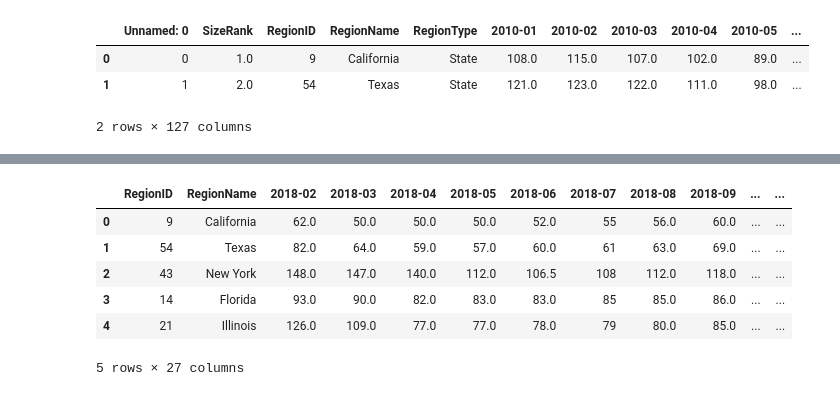
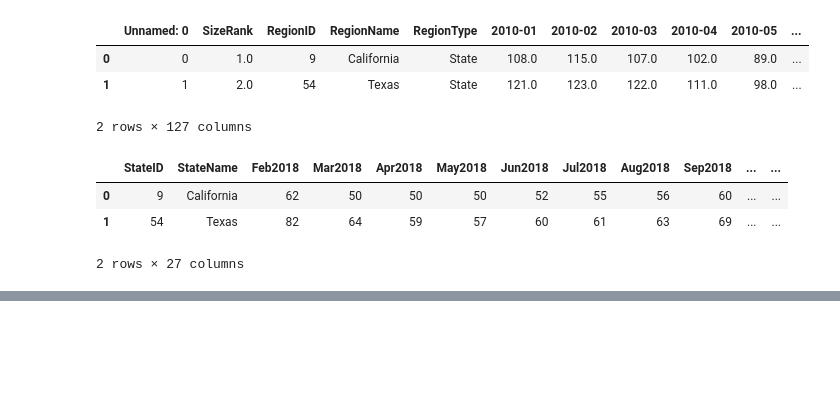
Before and after one commit to nhakkarainen/NU-Project-3, a Jupyter notebook: cleaning.ipynb, the cells around one changed output, grey strips where cells are left out. Saved outputs shown, nothing was run; the diff lists cells and outputs as text; code cells hidden in the pictures; blank space fills up the shorter version.

```diff
--- a/cleaning.ipynb
+++ b/cleaning.ipynb
@@ -10,3 +11,28 @@ days_df.head(2)
 | 0 | 0 | 1.0 | 9 | California | State | 108.0 | 115.0 | 107.0 | 102.0 | 89.0 | ... |
 | 1 | 1 | 2.0 | 54 | Texas | State | 121.0 | 123.0 | 122.0 | 111.0 | 98.0 | ... |
 2 rows × 127 columns
+# %%
+# Strip down to columns wanted for "Days on Market" dataset (Feb 2018 - Mar 2020 or most recent month captured)
+days_cols = ["RegionID", "RegionName", "2018-02", "2018-03", "2018-04", "2018-05", "2018-06",
+            "2018-07", "2018-08", "2018-09", "2018-10", "2018-11", "2018-12",
+            "2019-01", "2019-02", "2019-03", "2019-04", "2019-05", "2019-06",
+            "2019-07", "2019-08", "2019-09", "2019-10", "2019-11", "2019-12",
+            "2020-01", "2020-02"]
+days_df_a = days_df[days_cols].copy()
+# Rename columns to avoid confusion between Region IDs and Regions Names in datasets (RegionID and RegionName does not match in "Days on Market" and "Housing Prices" datasets)
+days_df_a.rename(columns = {"RegionID": "StateID", "RegionName": "StateName", "2018-02": "Feb2018", "2018-03": "Mar2018", "2018-04": "Apr2018", "2018-05": "May2018", "2018-06": "Jun2018",
+            "2018-07": "Jul2018", "2018-08": "Aug2018", "2018-09": "Sep2018", "2018-10": "Oct2018", "2018-11": "Nov2018", "2018-12": "Dec2018",
+            "2019-01": "Jan2019", "2019-02": "Feb2019", "2019-03": "Mar2019", "2019-04": "Apr2019", "2019-05": "May2019", "2019-06": "Jun2019",
+            "2019-07": "Jul2019", "2019-08": "Aug2019", "2019-09": "Sep2019", "2019-10": "Oct2019", "2019-11": "Nov2019", "2019-12": "Dec2019",
+            "2020-01": "Jan2020", "2020-02": "Feb2020"}, inplace = True)
+# Restate number of days as integers
+convert_dict = {"Feb2018": int, "Mar2018": int, "Apr2018": int, "May2018": int, "Jun2018": int, "Jul2018": int, "Aug2018": int, "Sep2018": int, "Oct2018": int, "Nov2018": int, "Dec2018": int, "Jan2019": int, "Feb2019": int,
+"Mar2019": int, "Apr2019": int, "May2019": int, "Jun2019": int, "Jul2019": int, "Aug2019": int, "Sep2019": int, "Oct2019": int, "Nov2019": int, "Dec2019": int, "Jan2020": int, "Feb2020": int}
+days_df_a = days_df_a.astype(convert_dict)
+# Preview dataframe
+days_df_a.head(2)
+# %% [output]
+|  | StateID | StateName | Feb2018 | Mar2018 | Apr2018 | May2018 | Jun2018 | Jul2018 | Aug2018 | Sep2018 | ... | ... |
+| 0 | 9 | California | 62 | 50 | 50 | 50 | 52 | 55 | 56 | 60 | ... | ... |
+| 1 | 54 | Texas | 82 | 64 | 59 | 57 | 60 | 61 | 63 | 69 | ... | ... |
+2 rows × 27 columns
@@ -37,23 +69,4 @@ bed_3_df.head(2)
 | 0 | 0 | 6181 | 0 | New York | City | NY | NY | New York-Newark-Jersey City | Queens County | ... |
 | 1 | 1 | 12447 | 1 | Los Angeles | City | CA | CA | Los Angeles-Long Beach-Anaheim | Los Angeles County | ... |
 2 rows × 300 columns
-# %%
-# strip down to columns wanted
-# for days on market dataset - dates Feb-2018 - Mar-2020
-days_cols = ["RegionID", "RegionName", "2018-02", "2018-03", "2018-04", "2018-05", "2018-06",
-            "2018-07", "2018-08", "2018-09", "2018-10", "2018-11", "2018-12",
-            "2019-01", "2019-02", "2019-03", "2019-04", "2019-05", "2019-06",
-            "2019-07", "2019-08", "2019-09", "2019-10", "2019-11", "2019-12",
-            "2020-01", "2020-02"]
-days_df_a = days_df[days_cols].copy()
-
-days_df_a.head()
-# %% [output]
-|  | RegionID | RegionName | 2018-02 | 2018-03 | 2018-04 | 2018-05 | 2018-06 | 2018-07 | 2018-08 | 2018-09 | ... | ... |
-| 0 | 9 | California | 62.0 | 50.0 | 50.0 | 50.0 | 52.0 | 55 | 56.0 | 60.0 | ... | ... |
-| 1 | 54 | Texas | 82.0 | 64.0 | 59.0 | 57.0 | 60.0 | 61 | 63.0 | 69.0 | ... | ... |
-| 2 | 43 | New York | 148.0 | 147.0 | 140.0 | 112.0 | 106.5 | 108 | 112.0 | 118.0 | ... | ... |
-| 3 | 14 | Florida | 93.0 | 90.0 | 82.0 | 83.0 | 83.0 | 85 | 85.0 | 86.0 | ... | ... |
-| 4 | 21 | Illinois | 126.0 | 109.0 | 77.0 | 77.0 | 78.0 | 79 | 80.0 | 85.0 | ... | ... |
-5 rows × 27 columns
 # %%
```
Also changed, not shown: parts of 17 cells of this notebook, 15 other files.
